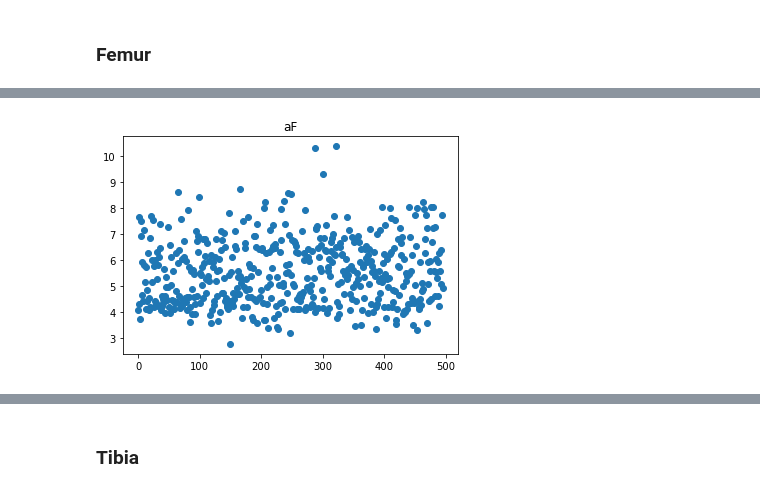
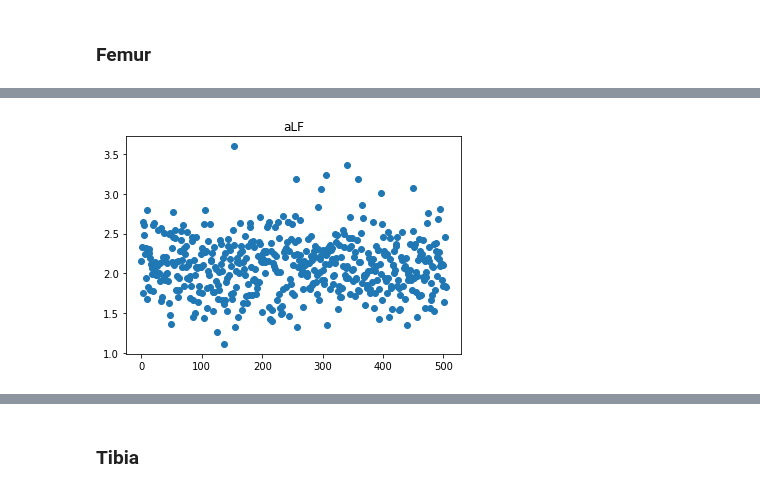
Before and after one commit to swestfechtel/knorpel_v2, a Jupyter notebook: meshplots.ipynb, the cells around one changed output, grey strips where cells are left out. Saved outputs shown, nothing was run; the diff lists cells and outputs as text; code cells hidden in the pictures.

```diff
--- a/meshplots.ipynb
+++ b/meshplots.ipynb
@@ -19,8 +27,8 @@ for column in df.columns:
 # %%
-df.fillna(value=d, inplace=True)
+#df.fillna(value=d, inplace=True)
 # %% [markdown]
 Filter out extreme outliers (deviating more than 5 standard deviations from the mean).
 # %%
-numrows = df.shape[0]
-df = df[(np.abs(stats.zscore(df)) < 5).all(axis=1)]
-print(f'Filtered out {numrows - df.shape[0]} instances.')
+#numrows = df.shape[0]
+#df = df[(np.abs(stats.zscore(df)) < 5).all(axis=1)]
+#print(f'Filtered out {numrows - df.shape[0]} instances.')
@@ -29,2 +35,2 @@ Filtered out 11 instances.
 # %%
-df
+df = df.loc[df['dir'] != 9189303].loc[df['dir'] != 9539084]
@@ -80,7 +73,8 @@ cmt = df['cMT']
 
 plf = df['pLF']
 pmf = df['pMF']
-af = df['aF']
+alf = df['aLF']
+amf = df['aMF']
 # %%
 xs = np.arange(0, df.shape[0])
 len(xs)
@@ -167,9 +161,9 @@ for i in range(len(xs)):
 # %%
-ys = af.to_numpy()
+ys = alf.to_numpy()
 pylt.scatter(x=xs, y=ys)
-pylt.title('aF')
+pylt.title('aLF')
 for i in range(len(xs)):
     pass
     # pylt.text(xs[i], ys[i], i)
 # %% [output]
-[figure, old version]
+[figure, new version]
```
Also changed, not shown: parts of 48 cells of this notebook, 3 other files.
